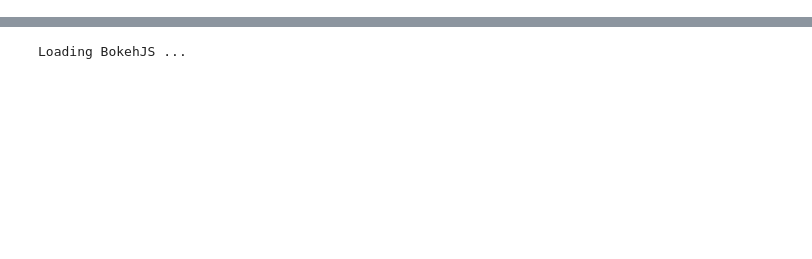
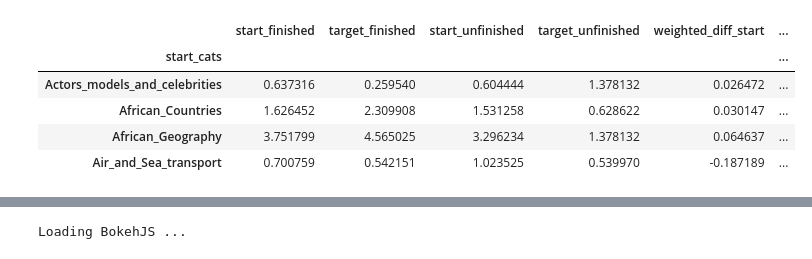
Before and after one commit to epfl-ada/ada-2022-project-7yobananaboy7, a Jupyter notebook: Cluster pages .ipynb, the cells around one changed output, grey strips where cells are left out. Saved outputs shown, nothing was run; the diff lists cells and outputs as text; code cells hidden in the pictures; blank space fills up the shorter version.

```diff
--- a/Cluster pages .ipynb
+++ b/Cluster pages .ipynb
@@ -285,4 +144,13 @@ get_first_last(10, categories_all, 'weighted_diff_unfinished')
 # %%
+# split the categories and and aggregate categories of articles that have multiple categories
 categories['categories'] = categories.category.apply(lambda x : x.split('.')[1:])
 categories_merged = pd.DataFrame(categories.groupby('article').categories.agg(sum))
-#categories_merged = categories_merged.reset_index()
+start_target_cats = get_start_target_cats(paths_unfinished, paths_finished, categories_merged, nb_finished_node_visited, nb_unfinished_node_visited)
+start_target_cats.head(4)
+# %% [output]
+|  | start_finished | target_finished | start_unfinished | target_unfinished | weighted_diff_start | ... |
+| start_cats |  |  |  |  |  | ... |
+| Actors_models_and_celebrities | 0.637316 | 0.259540 | 0.604444 | 1.378132 | 0.026472 | ... |
+| African_Countries | 1.626452 | 2.309908 | 1.531258 | 0.628622 | 0.030147 | ... |
+| African_Geography | 3.751799 | 4.565025 | 3.296234 | 1.378132 | 0.064637 | ... |
+| Air_and_Sea_transport | 0.700759 | 0.542151 | 1.023525 | 0.539970 | -0.187189 | ... |
```
Also changed, not shown: parts of 45 cells of this notebook, 2 other files.
